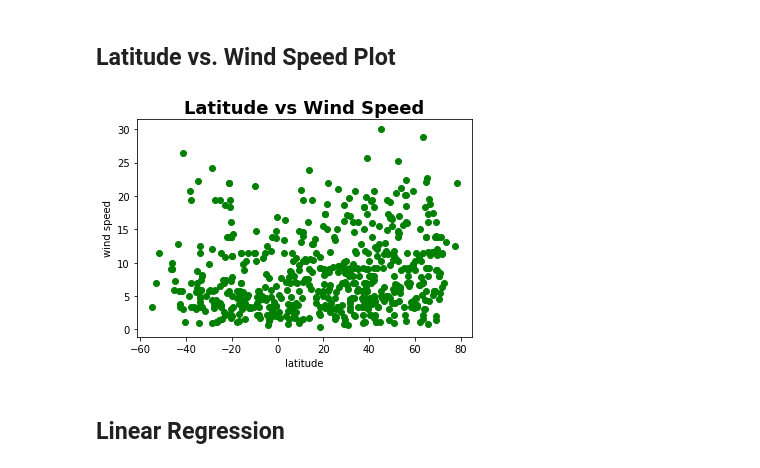
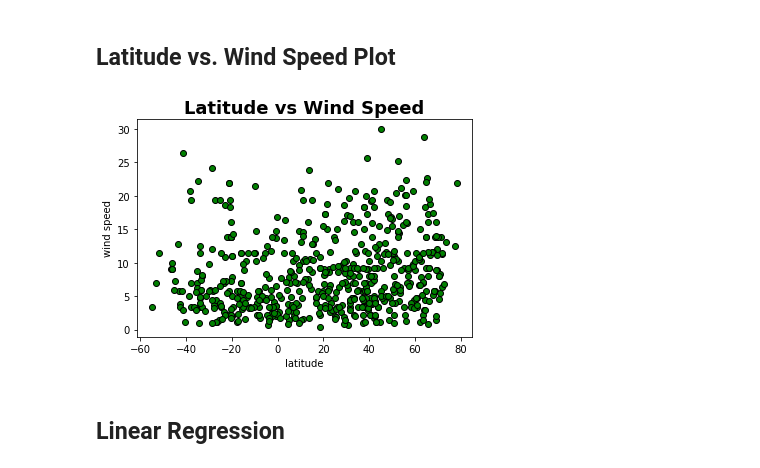
Before and after one commit to HosseinEsteaneh/UCI_HomeWork_Hossein, a Jupyter notebook: Homework_06/Python-api-challenge/WeatherPy.ipynb, the cells around one changed output. Drawn from its saved outputs; the diff is of its cells as text; code cells hidden in the pictures.

```diff
--- a/Homework_06/Python-api-challenge/WeatherPy.ipynb
+++ b/Homework_06/Python-api-challenge/WeatherPy.ipynb
@@ -210,14 +231,14 @@ plt.show()
 # %% [markdown]
 ## Latitude vs. Wind Speed Plot
 # %%
-plt.scatter(df.latitude, df.wind_speed, color="green")
+plt.scatter(df.latitude, df.wind_speed, facecolor="green", edgecolor="black")
 plt.xlabel("latitude")
 plt.ylabel("wind speed")
 plt.title("Latitude vs Wind Speed", fontsize=18, fontweight="bold")
 
 plt.show()
 # %% [output]
-[figure, old version]
+[figure, new version]
 # %% [markdown]
 ## Linear Regression
 # %%
```
Also changed, not shown: parts of 20 cells of this notebook, 24 other files.
